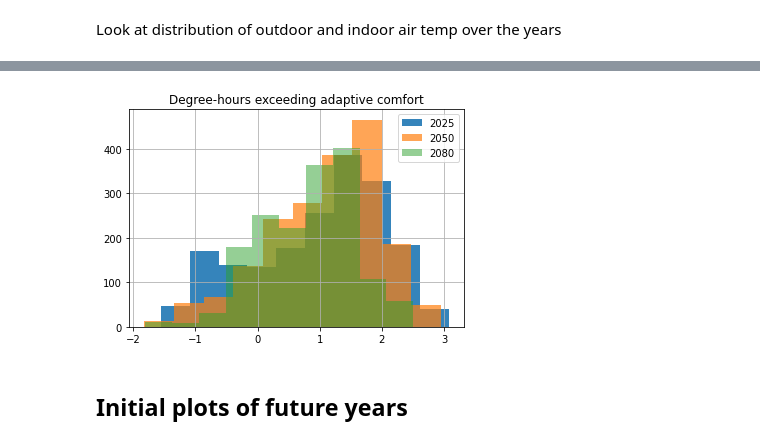
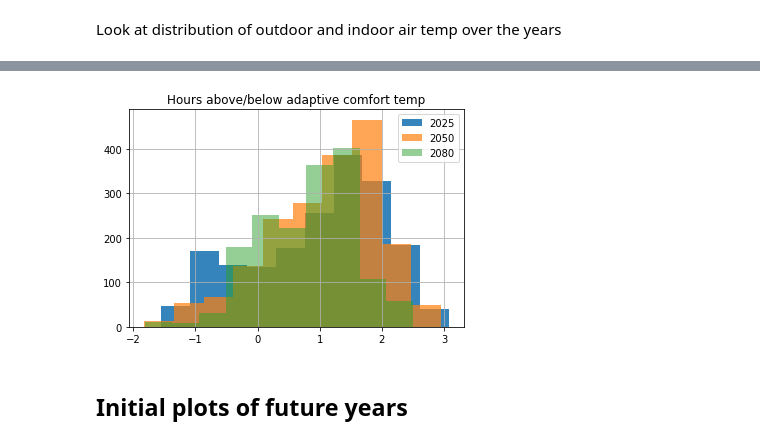
Before and after one commit to eta-lab/cooling-around, a Jupyter notebook: models/mrt2_XGBoost_futurePredictions.ipynb, the cells around one changed output, grey strips where cells are left out. Cells and saved outputs as stored; diff of their text form; code cells hidden in the pictures.

```diff
--- a/models/mrt2_XGBoost_futurePredictions.ipynb
+++ b/models/mrt2_XGBoost_futurePredictions.ipynb
@@ -404,12 +449,12 @@ plt.show()
 # %%
-plt.title('Degree-hours exceeding adaptive comfort')
+plt.title('Hours above/below adaptive comfort temp')
 df_85.loc[(df_85.index.year == 2025),('degrees_too_hot')].hist(alpha=0.9, label='2025')
 df_85.loc[(df_85.index.year == 2050),'degrees_too_hot'].hist(alpha=0.7, label='2050')
 df_85.loc[(df_85.index.year == 2080),'degrees_too_hot'].hist(alpha=0.5, label='2080')
 plt.legend()
 plt.show()
 # %% [output]
-[figure, old version]
+[figure, new version]
 # %% [markdown]
 ## Initial plots of future years
 # %%
```
Also changed, not shown: parts of 5 cells of this notebook.
